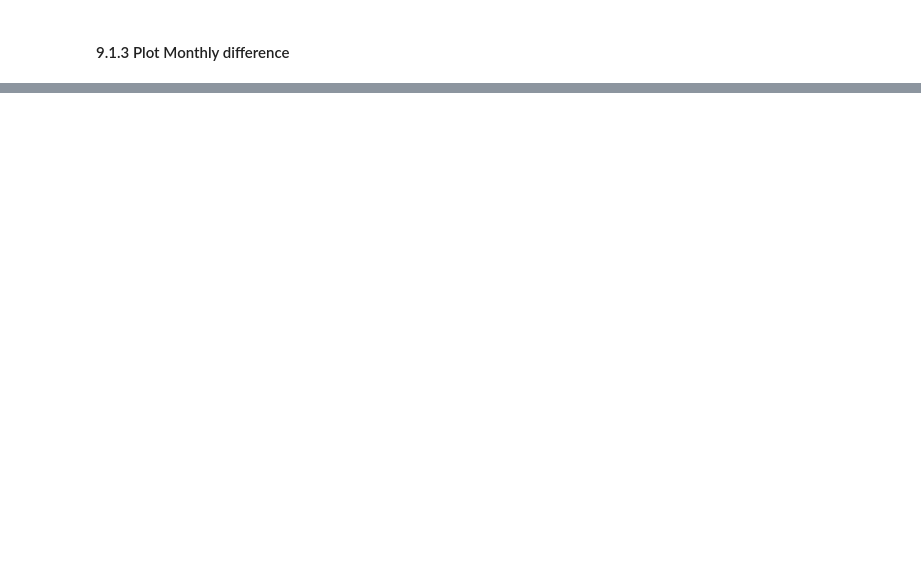
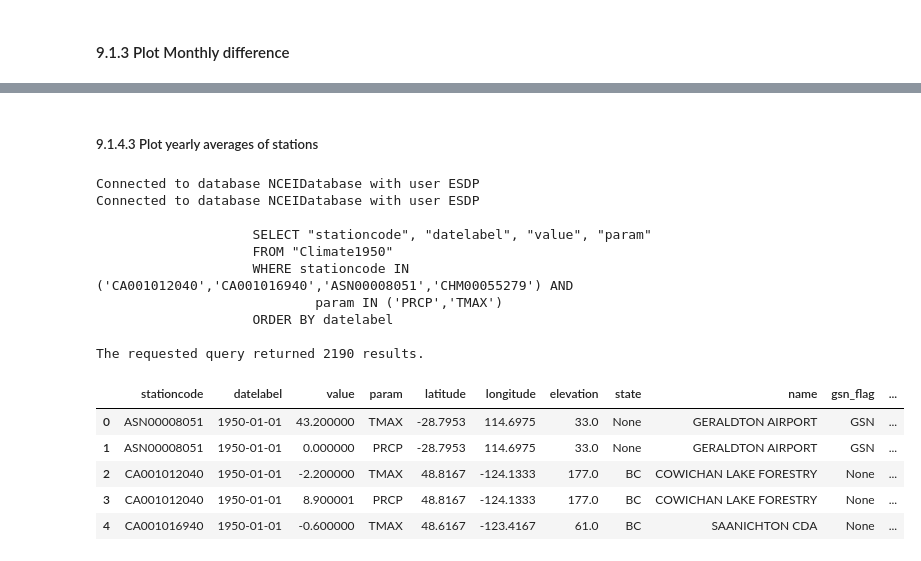
Before and after one commit to tdiepenb/ESDP1-Database-Project, a Jupyter notebook: Presentation.ipynb, the cells around one changed output, grey strips where cells are left out. Cells and saved outputs as stored; diff of their text form; code cells hidden in the pictures; blank space fills up the shorter version.

```diff
--- a/Presentation.ipynb
+++ b/Presentation.ipynb
@@ -625,0 +784,32 @@ The requested query returned 3 results.
+# %% [markdown]
+##### 9.1.4.3 Plot yearly averages of stations
+# %%
+daily_data = ncei_db.get_data_yearly(years=[1950], parameters=parameters, stations=stations, columns=columns)
+
+stations_df = pd.DataFrame(stations_data)
+daily_df = pd.DataFrame(daily_data)
+
+# Rename the 'id' column in the station data to match the 'station_id' in daily data
+stations_df.rename(columns={"id": "stationcode"}, inplace=True)
+
+# Merge the daily data with the station data on the station ID
+merged_df = pd.merge(daily_df, stations_df, on="stationcode", how="left")
+
+merged_df.head()
+# %% [output]
+Connected to database NCEIDatabase with user ESDP
+Connected to database NCEIDatabase with user ESDP
+
+                    SELECT "stationcode", "datelabel", "value", "param"
+                    FROM "Climate1950"
+                    WHERE stationcode IN ('CA001012040','CA001016940','ASN00008051','CHM00055279') AND
+                            param IN ('PRCP','TMAX')
+                    ORDER BY datelabel
+
+The requested query returned 2190 results.
+|  | stationcode | datelabel | value | param | latitude | longitude | elevation | state | name | gsn_flag | ... |
+| 0 | ASN00008051 | 1950-01-01 | 43.200000 | TMAX | -28.7953 | 114.6975 | 33.0 | None | GERALDTON AIRPORT | GSN | ... |
+| 1 | ASN00008051 | 1950-01-01 | 0.000000 | PRCP | -28.7953 | 114.6975 | 33.0 | None | GERALDTON AIRPORT | GSN | ... |
+| 2 | CA001012040 | 1950-01-01 | -2.200000 | TMAX | 48.8167 | -124.1333 | 177.0 | BC | COWICHAN LAKE FORESTRY | None | ... |
+| 3 | CA001012040 | 1950-01-01 | 8.900001 | PRCP | 48.8167 | -124.1333 | 177.0 | BC | COWICHAN LAKE FORESTRY | None | ... |
+| 4 | CA001016940 | 1950-01-01 | -0.600000 | TMAX | 48.6167 | -123.4167 | 61.0 | BC | SAANICHTON CDA | None | ... |
```
Also changed, not shown: parts of 53 cells of this notebook, 8 other files.
